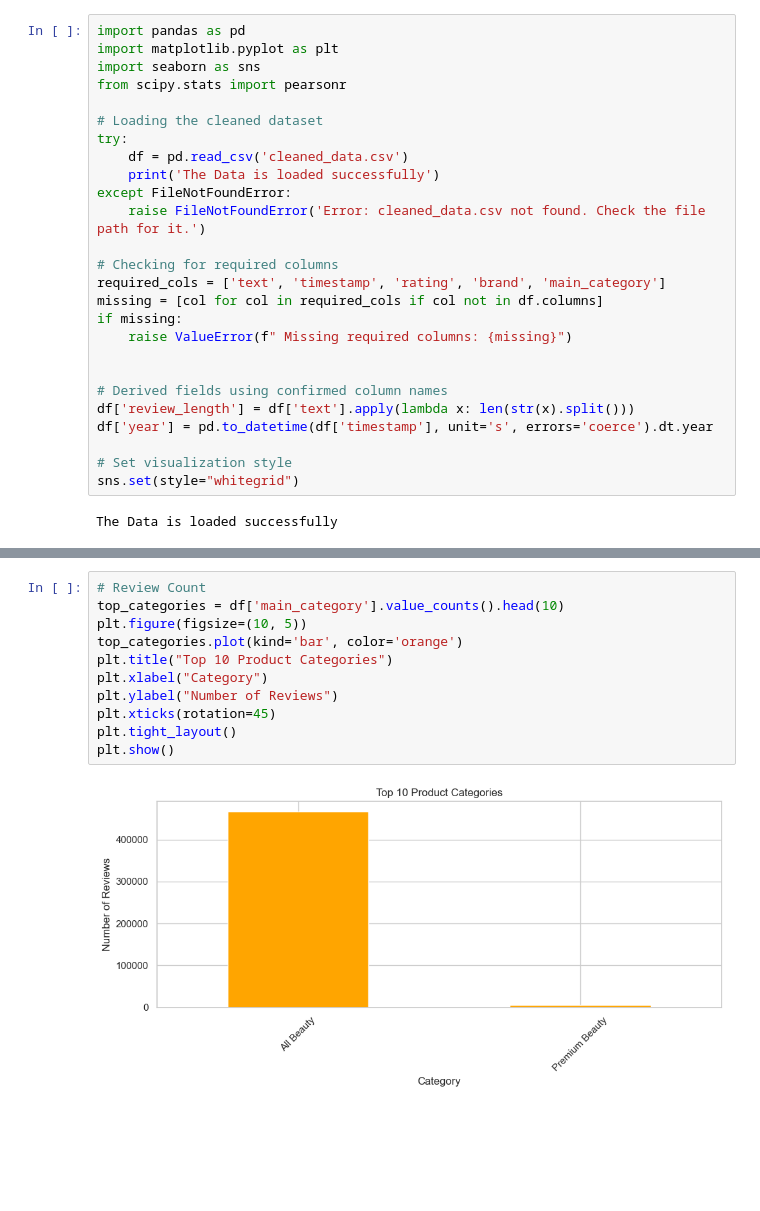
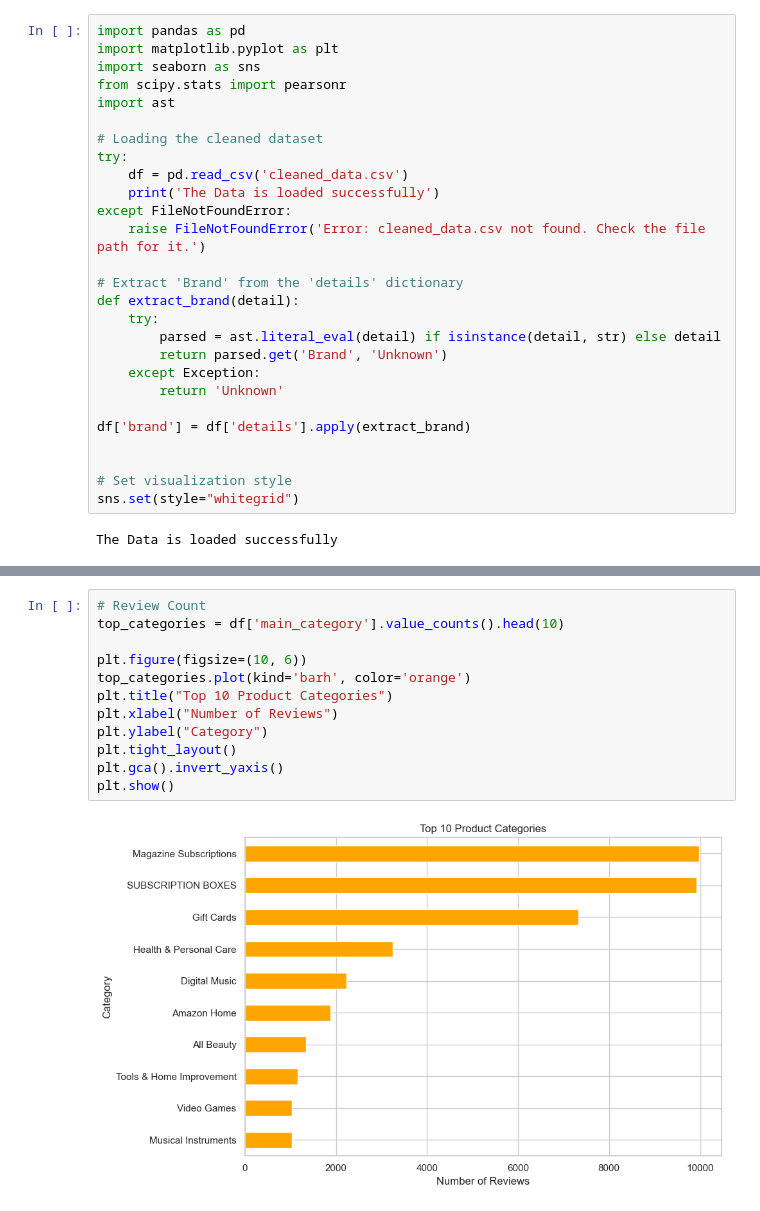
Before and after one commit to KSI-Analytics/Assignment_3, a Jupyter notebook: Exploratory_Data_Analysis.ipynb, the cells around one changed output, grey strips where cells are left out. Cells and saved outputs as stored; diff of their text form; blank space fills up the shorter version.

```diff
--- a/Exploratory_Data_Analysis.ipynb
+++ b/Exploratory_Data_Analysis.ipynb
@@ -3,6 +3,7 @@ import pandas as pd
 import matplotlib.pyplot as plt
 import seaborn as sns
 from scipy.stats import pearsonr
+import ast
 
 # Loading the cleaned dataset
 try:
@@ -11,16 +12,16 @@ try:
 except FileNotFoundError:
     raise FileNotFoundError('Error: cleaned_data.csv not found. Check the file path for it.')
 
-# Checking for required columns
-required_cols = ['text', 'timestamp', 'rating', 'brand', 'main_category']
-missing = [col for col in required_cols if col not in df.columns]
-if missing:
-    raise ValueError(f" Missing required columns: {missing}")
+# Extract 'Brand' from the 'details' dictionary
+def extract_brand(detail):
+    try:
+        parsed = ast.literal_eval(detail) if isinstance(detail, str) else detail
+        return parsed.get('Brand', 'Unknown')
+    except Exception:
+        return 'Unknown'
 
+df['brand'] = df['details'].apply(extract_brand)
 
-# Derived fields using confirmed column names
-df['review_length'] = df['text'].apply(lambda x: len(str(x).split()))
-df['year'] = pd.to_datetime(df['timestamp'], unit='s', errors='coerce').dt.year
 
 # Set visualization style
 sns.set(style="whitegrid")
@@ -40,13 +52,14 @@ plt.show()
 # %%
 # Review Count
 top_categories = df['main_category'].value_counts().head(10)
-plt.figure(figsize=(10, 5))
-top_categories.plot(kind='bar', color='orange')
+
+plt.figure(figsize=(10, 6))
+top_categories.plot(kind='barh', color='orange')
 plt.title("Top 10 Product Categories")
-plt.xlabel("Category")
-plt.ylabel("Number of Reviews")
-plt.xticks(rotation=45)
+plt.xlabel("Number of Reviews")
+plt.ylabel("Category")
 plt.tight_layout()
+plt.gca().invert_yaxis()
 plt.show()
 # %% [output]
-[figure, old version]
+[figure, new version]
```
Also changed, not shown: parts of 25 cells of this notebook, 1 other file.
